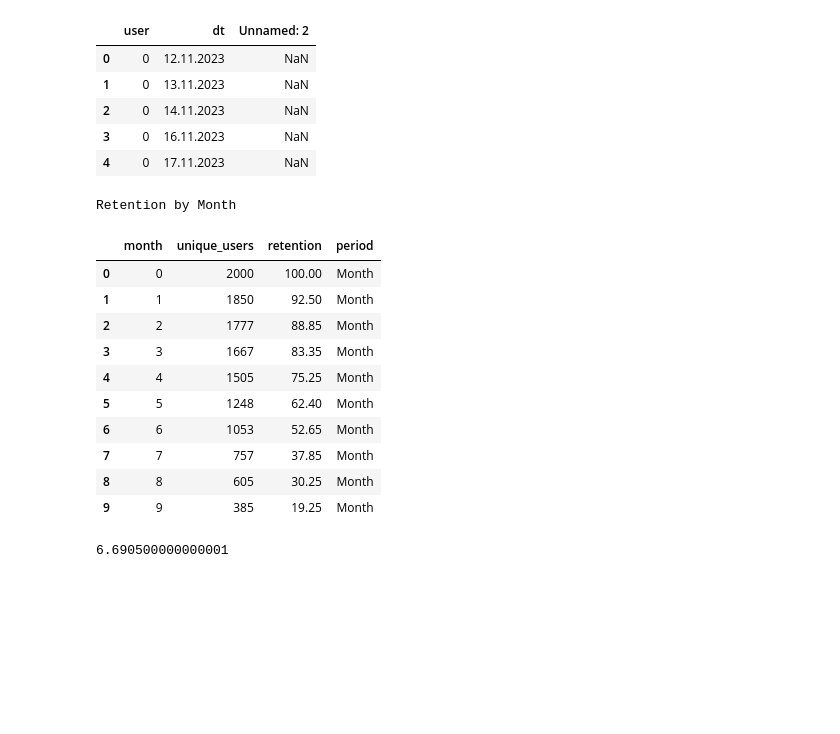
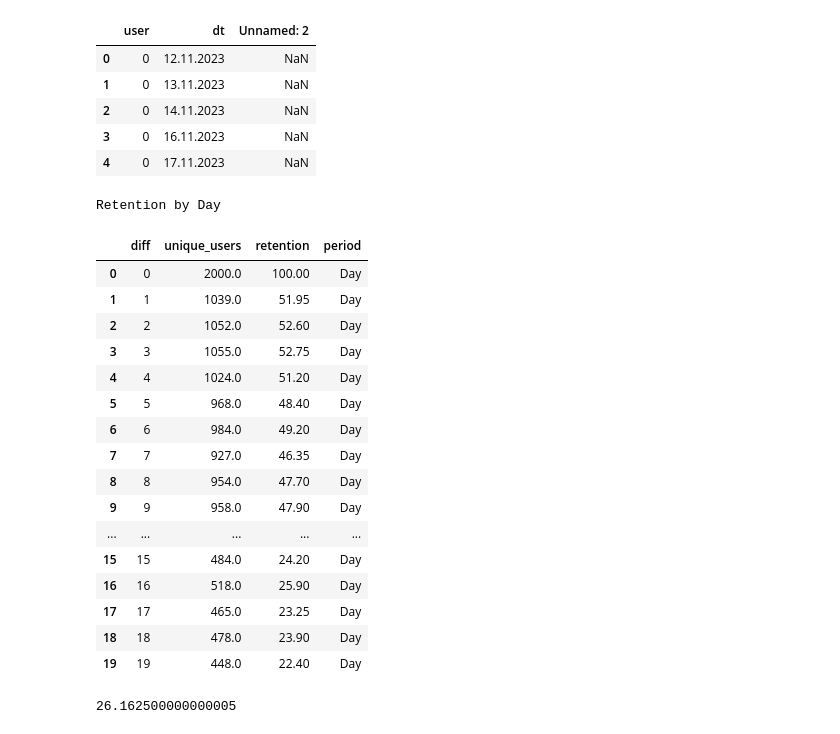
Before and after one commit to Putinka1993/Simulate, a Jupyter notebook: Metrics/free_space.ipynb, the cells around one changed output. Cells and saved outputs as stored; diff of their text form; code cells hidden in the pictures; blank space fills up the shorter version.

```diff
--- a/Metrics/free_space.ipynb
+++ b/Metrics/free_space.ipynb
@@ -21,9 +22,9 @@ import math
 
 
 # WIN
-users_sleepy = pd.read_csv(r'C:\Users\Incognitus\Downloads\entries.csv', sep=';')
+# users_sleepy = pd.read_csv(r'C:\Users\Incognitus\Downloads\entries.csv', sep=';')
 # MAC
-#users_sleepy = pd.read_csv(r'/Users/vladislavlipkin/Downloads/entries.csv', sep=';')
+users_sleepy = pd.read_csv(r'/Users/vladislavlipkin/Downloads/entries.csv', sep=';')
 # %%
 users_sleepy.head(5)
 # %% [output]
@@ -52,7 +53,7 @@ users_filter['N_MONTH_retention'] = users_filter.groupby('month')['user'].transf
 
 
 # 🔹🔹🔹 Универсальная переменная для переключения периода 🔹🔹🔹
-period = 'month'     # варианты: 'day', 'week', 'month'
+period = 'day'     # варианты: 'day', 'week', 'month'
 
 
 # --- выбираем колонку и подписи в зависимости от периода ---
@@ -61,44 +62,50 @@ if period == 'day':
     period_name = 'Day'
 elif period == 'week':
     idx_col = 'week'
     period_name = 'Week'
 elif period == 'month':
     idx_col = 'month'
     period_name = 'Month'
 else:
     raise ValueError("period must be 'day', 'week', or 'month'")
 
 
 # --- создаем универсальный pivot ---
 pivot = (
     users_filter
     .groupby(idx_col, as_index=False)['user']
     .nunique()
     .rename(columns={'user': 'unique_users'})
 )
 
 pivot['retention'] = pivot['unique_users'] / all_users * 100
 pivot['period'] = period_name  # добавляем столбец для понятного вывода
 
 # --- создаем полный диапазон индексов ---
 full_range = pd.DataFrame({idx_col: range(int(pivot[idx_col].min()), int(pivot[idx_col].max()) + 1)})
 pivot_full = full_range.merge(pivot, on=idx_col, how='left')
 
 # --- вывод ---
 print(f"Retention by {period_name}")
-display(pivot_full.head(10))
+display(pivot_full.head(20))
 print(pivot_full['retention'].sum() / 100)
 # %% [output]
-Retention by Month
+Retention by Day
-|  | month | unique_users | retention | period |
-| 0 | 0 | 2000 | 100.00 | Month |
-| 1 | 1 | 1850 | 92.50 | Month |
-| 2 | 2 | 1777 | 88.85 | Month |
-| 3 | 3 | 1667 | 83.35 | Month |
-| 4 | 4 | 1505 | 75.25 | Month |
-| 5 | 5 | 1248 | 62.40 | Month |
-| 6 | 6 | 1053 | 52.65 | Month |
-| 7 | 7 | 757 | 37.85 | Month |
-| 8 | 8 | 605 | 30.25 | Month |
-| 9 | 9 | 385 | 19.25 | Month |
+|  | diff | unique_users | retention | period |
+| 0 | 0 | 2000.0 | 100.00 | Day |
+| 1 | 1 | 1039.0 | 51.95 | Day |
+| 2 | 2 | 1052.0 | 52.60 | Day |
+| 3 | 3 | 1055.0 | 52.75 | Day |
+| 4 | 4 | 1024.0 | 51.20 | Day |
+| 5 | 5 | 968.0 | 48.40 | Day |
+| 6 | 6 | 984.0 | 49.20 | Day |
+| 7 | 7 | 927.0 | 46.35 | Day |
+| 8 | 8 | 954.0 | 47.70 | Day |
+| 9 | 9 | 958.0 | 47.90 | Day |
+| ... | ... | ... | ... | ... |
+| 15 | 15 | 484.0 | 24.20 | Day |
+| 16 | 16 | 518.0 | 25.90 | Day |
+| 17 | 17 | 465.0 | 23.25 | Day |
+| 18 | 18 | 478.0 | 23.90 | Day |
+| 19 | 19 | 448.0 | 22.40 | Day |
-6.690500000000001
+26.162500000000005
```
Also changed, not shown: parts of 8 cells of this notebook, 1 other file.
